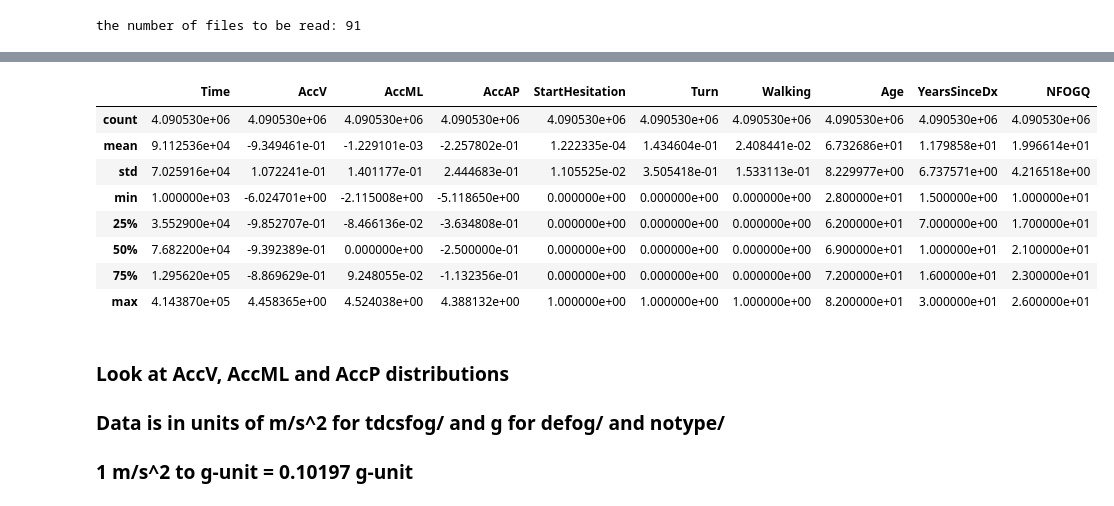
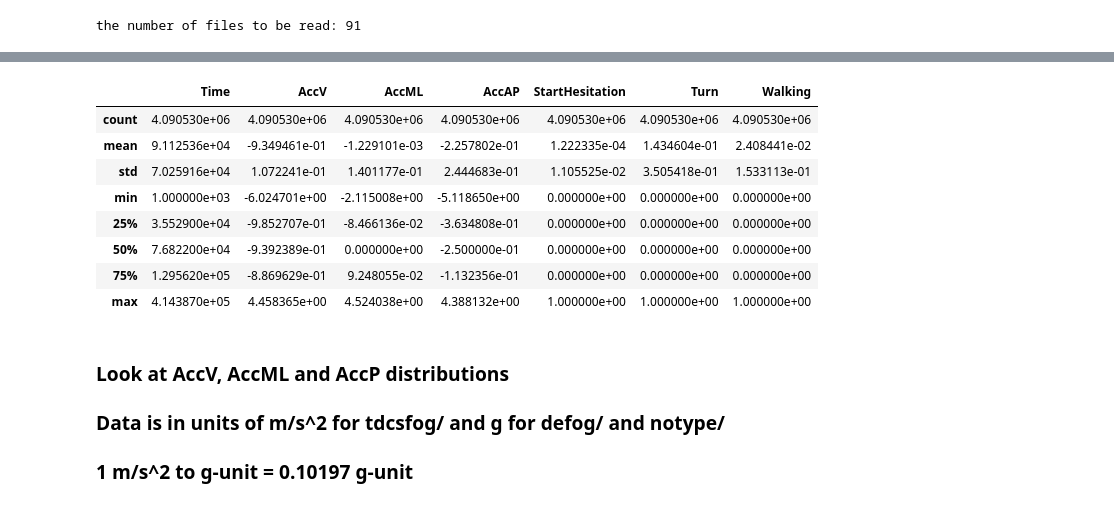
Before and after one commit to pariaighanian/Parkinson_Freezing_of_Gait_Prediction, a Jupyter notebook: ML.ipynb, the cells around one changed output, grey strips where cells are left out. Cells and saved outputs as stored; diff of their text form; code cells hidden in the pictures.

```diff
--- a/ML.ipynb
+++ b/ML.ipynb
@@ -139,11 +127,9 @@ print(f'the number of files to be read: {len(tdcs_file_path)}')
 the number of files to be read: 833
 # %%
 # Initialize a DataFrame to combine data from multiple CSV files.
-df_tdcs = pd.DataFrame()
+tdcsfog_data = pd.DataFrame()
 
-# load tdcsfog time series in combination with metadata.
 for fp in tdcs_file_path:
-
     # load data into a variable 'tmp'.
     tmp = pd.read_csv(fp)
 
@@ -153,19 +139,5 @@ for fp in tdcs_file_path:
     # Add the file Id as a new column
     tmp['Id'] = file_id
 
-    # get subject Id.
-    subject = tdcsfog_metadata_df.loc[tdcsfog_metadata_df['Id'] == file_id, 'Subject'].iloc[0]
-
-    # add metadata.
-    tmp['Medication'] = tdcsfog_metadata_df.loc[tdcsfog_metadata_df['Id'] == file_id, 'Medication'].iloc[0]
-    tmp['Age'] = subjects_df.loc[subjects_df['Subject'] == subject, 'Age'].iloc[0]
-    tmp['Sex'] = subjects_df.loc[subjects_df['Subject'] == subject, 'Sex'].iloc[0]
-    tmp['YearsSinceDx'] = subjects_df.loc[subjects_df['Subject'] == subject, 'YearsSinceDx'].iloc[0]
-    tmp['NFOGQ'] =subjects_df.loc[subjects_df['Subject'] == subject, 'NFOGQ'].iloc[0]
-
-
-    # Optionally, add a column to indicate the dataset source
-    tmp['Dataset'] = 'tdcsfog'
-
     # concat the data
-    df_tdcs = pd.concat([df_tdcs, tmp]).reset_index(drop=True)
+    tdcsfog_data = pd.concat([tdcsfog_data, tmp]).reset_index(drop=True)
@@ -205,7 +178,7 @@ print(f'the number of files to be read: {len(defog_file_path)}')
 the number of files to be read: 91
 # %%
 # Initialize a DataFrame to combine data from multiple CSV files.
-df_defog = pd.DataFrame()
+defog_data = pd.DataFrame()
 
 for fp in defog_file_path:
     # load data into a variable 'tmp'.
@@ -217,22 +190,9 @@ for fp in defog_file_path:
     # Add the file Id as a new column
     tmp['Id'] = file_id
 
-    # get subject Id.
-    subject = defog_metadata_df.loc[defog_metadata_df['Id'] == file_id, 'Subject'].iloc[0]
-
-    # add metadata.
-    tmp['Medication'] = defog_metadata_df.loc[defog_metadata_df['Id'] == file_id, 'Medication'].iloc[0]
-    tmp['Age'] = subjects_df.loc[subjects_df['Subject'] == subject, 'Age'].iloc[0]
-    tmp['Sex'] = subjects_df.loc[subjects_df['Subject'] == subject, 'Sex'].iloc[0]
-    tmp['YearsSinceDx'] = subjects_df.loc[subjects_df['Subject'] == subject, 'YearsSinceDx'].iloc[0]
-    tmp['NFOGQ'] =subjects_df.loc[subjects_df['Subject'] == subject, 'NFOGQ'].iloc[0]
-
-    # Optionally, add a column to indicate the dataset source
-    tmp['Dataset'] = 'defog'
-
     # extract data from the time period where Valid and Task are both True.
     tmp = tmp[(tmp['Valid'] == True) & (tmp['Task']==True)]
     tmp = tmp.drop(['Valid', 'Task'], axis=1)
 
     # concat the data
-    df_defog = pd.concat([df_defog, tmp]).reset_index(drop=True)
+    defog_data = pd.concat([defog_data, tmp]).reset_index(drop=True)
@@ -247,0 +199,3 @@ df_defog.head()
+# %%
+defog_data['Dataset']='defog'
+defog_data.head()
@@ -248,15 +209,15 @@ df_defog.head()
 # %%
-df_defog.describe()
+defog_data.describe()
 # %% [output]
-|  | Time | AccV | AccML | AccAP | StartHesitation | Turn | Walking | Age | YearsSinceDx | NFOGQ |
-| count | 4.090530e+06 | 4.090530e+06 | 4.090530e+06 | 4.090530e+06 | 4.090530e+06 | 4.090530e+06 | 4.090530e+06 | 4.090530e+06 | 4.090530e+06 | 4.090530e+06 |
-| mean | 9.112536e+04 | -9.349461e-01 | -1.229101e-03 | -2.257802e-01 | 1.222335e-04 | 1.434604e-01 | 2.408441e-02 | 6.732686e+01 | 1.179858e+01 | 1.996614e+01 |
-| std | 7.025916e+04 | 1.072241e-01 | 1.401177e-01 | 2.444683e-01 | 1.105525e-02 | 3.505418e-01 | 1.533113e-01 | 8.229977e+00 | 6.737571e+00 | 4.216518e+00 |
-| min | 1.000000e+03 | -6.024701e+00 | -2.115008e+00 | -5.118650e+00 | 0.000000e+00 | 0.000000e+00 | 0.000000e+00 | 2.800000e+01 | 1.500000e+00 | 1.000000e+01 |
-| 25% | 3.552900e+04 | -9.852707e-01 | -8.466136e-02 | -3.634808e-01 | 0.000000e+00 | 0.000000e+00 | 0.000000e+00 | 6.200000e+01 | 7.000000e+00 | 1.700000e+01 |
-| 50% | 7.682200e+04 | -9.392389e-01 | 0.000000e+00 | -2.500000e-01 | 0.000000e+00 | 0.000000e+00 | 0.000000e+00 | 6.900000e+01 | 1.000000e+01 | 2.100000e+01 |
-| 75% | 1.295620e+05 | -8.869629e-01 | 9.248055e-02 | -1.132356e-01 | 0.000000e+00 | 0.000000e+00 | 0.000000e+00 | 7.200000e+01 | 1.600000e+01 | 2.300000e+01 |
-| max | 4.143870e+05 | 4.458365e+00 | 4.524038e+00 | 4.388132e+00 | 1.000000e+00 | 1.000000e+00 | 1.000000e+00 | 8.200000e+01 | 3.000000e+01 | 2.600000e+01 |
+|  | Time | AccV | AccML | AccAP | StartHesitation | Turn | Walking |
+| count | 4.090530e+06 | 4.090530e+06 | 4.090530e+06 | 4.090530e+06 | 4.090530e+06 | 4.090530e+06 | 4.090530e+06 |
+| mean | 9.112536e+04 | -9.349461e-01 | -1.229101e-03 | -2.257802e-01 | 1.222335e-04 | 1.434604e-01 | 2.408441e-02 |
+| std | 7.025916e+04 | 1.072241e-01 | 1.401177e-01 | 2.444683e-01 | 1.105525e-02 | 3.505418e-01 | 1.533113e-01 |
+| min | 1.000000e+03 | -6.024701e+00 | -2.115008e+00 | -5.118650e+00 | 0.000000e+00 | 0.000000e+00 | 0.000000e+00 |
+| 25% | 3.552900e+04 | -9.852707e-01 | -8.466136e-02 | -3.634808e-01 | 0.000000e+00 | 0.000000e+00 | 0.000000e+00 |
+| 50% | 7.682200e+04 | -9.392389e-01 | 0.000000e+00 | -2.500000e-01 | 0.000000e+00 | 0.000000e+00 | 0.000000e+00 |
+| 75% | 1.295620e+05 | -8.869629e-01 | 9.248055e-02 | -1.132356e-01 | 0.000000e+00 | 0.000000e+00 | 0.000000e+00 |
+| max | 4.143870e+05 | 4.458365e+00 | 4.524038e+00 | 4.388132e+00 | 1.000000e+00 | 1.000000e+00 | 1.000000e+00 |
 # %% [markdown]
 ### Look at AccV, AccML and AccP distributions
 ### Data is in units of m/s^2 for tdcsfog/ and g for defog/ and notype/
```
Also changed, not shown: parts of 126 cells of this notebook, 13 other files.
